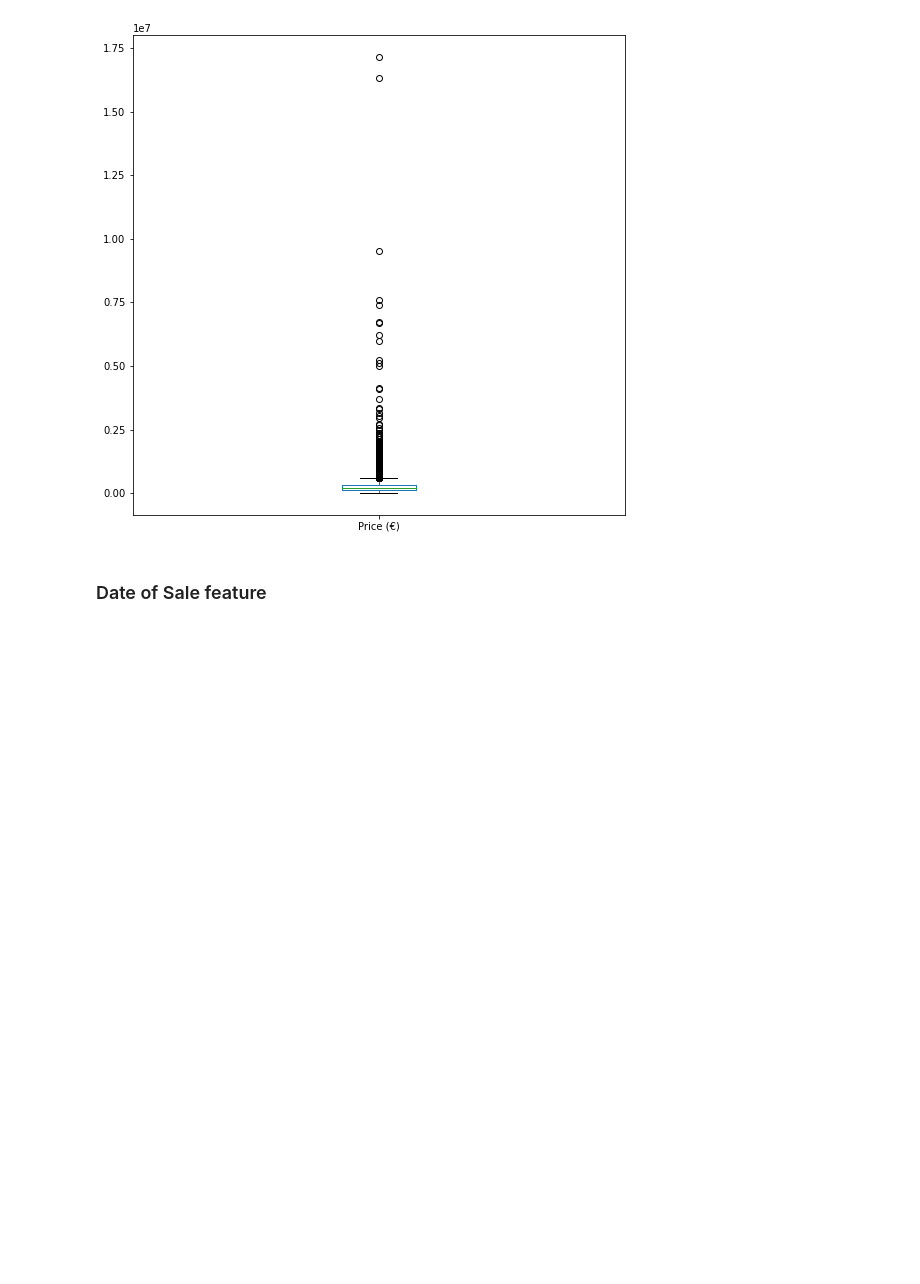
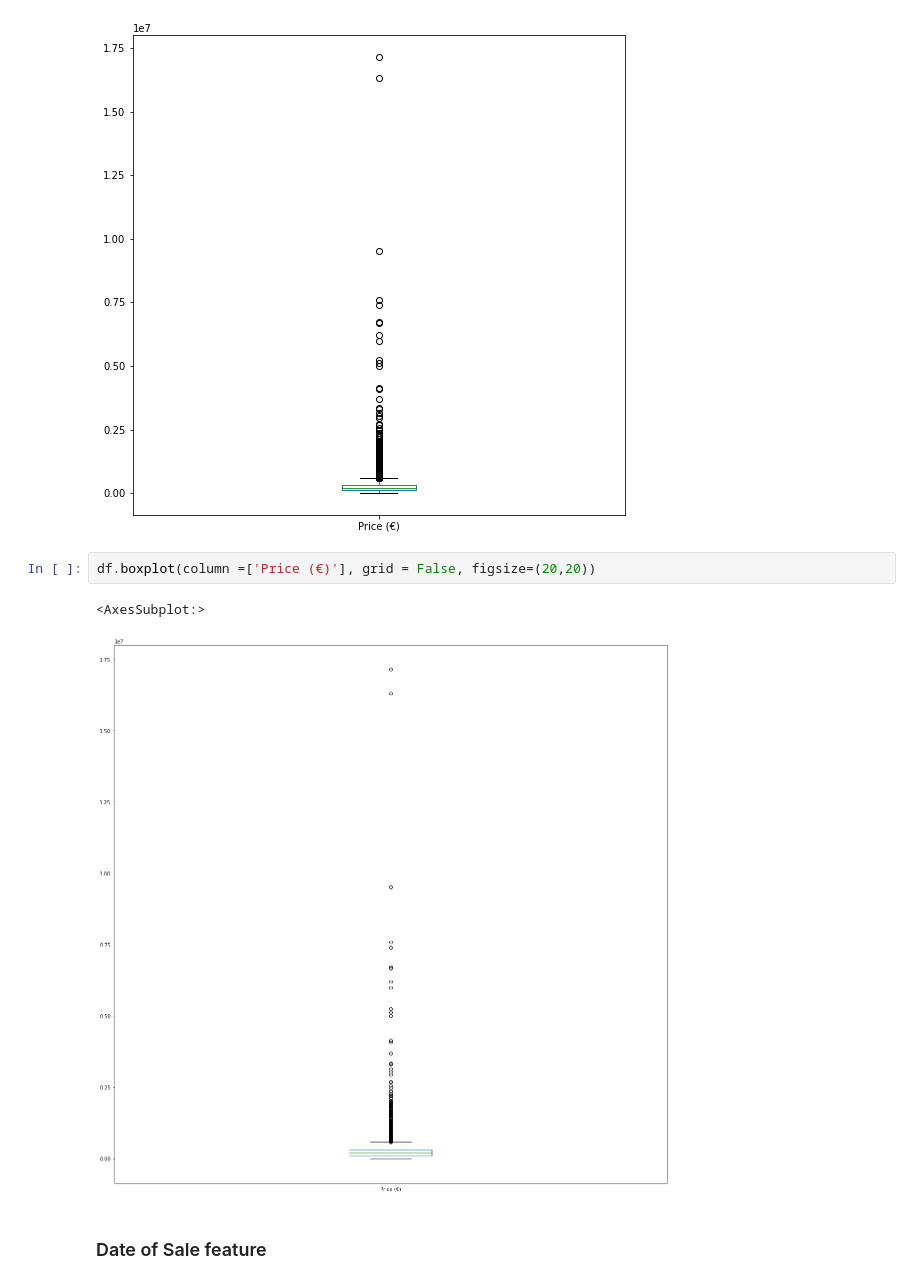
Before and after one commit to Gus1616/Data_analytics_homework1, a Jupyter notebook: Boothman_Gus_17350796_COMP47350_Homework1.ipynb, the cells around one changed output. Cells and saved outputs as stored; diff of their text form; blank space fills up the shorter version.

```diff
--- a/Boothman_Gus_17350796_COMP47350_Homework1.ipynb
+++ b/Boothman_Gus_17350796_COMP47350_Homework1.ipynb
@@ -655,6 +630,11 @@ df[numeric_columns].plot(kind='box', subplots=True, figsize=(30,30), layout=(3,3
 plt.savefig('HomeWork-DataQualityReport-NumericFeatures-boxplots_all_1-1.pdf')
 # %% [output]
 [figure]
+# %%
+df.boxplot(column =['Price (€)'], grid = False, figsize=(20,20))
+# %% [output]
+<AxesSubplot:>
+[figure, added]
 # %% [markdown]
 ### Date of Sale feature
 # %%
```
Also changed, not shown: parts of 9 cells of this notebook, 3 other files.
